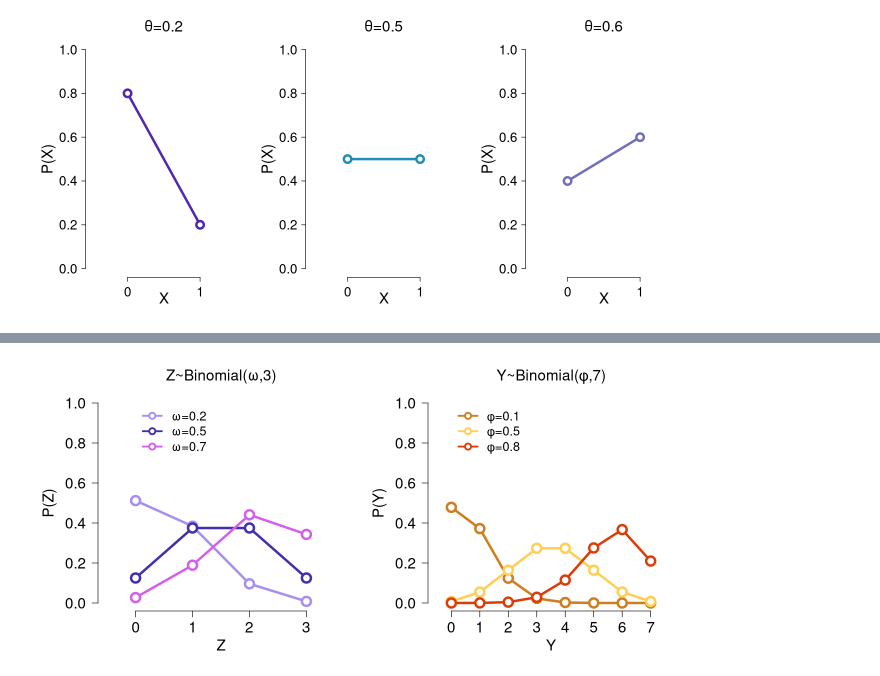
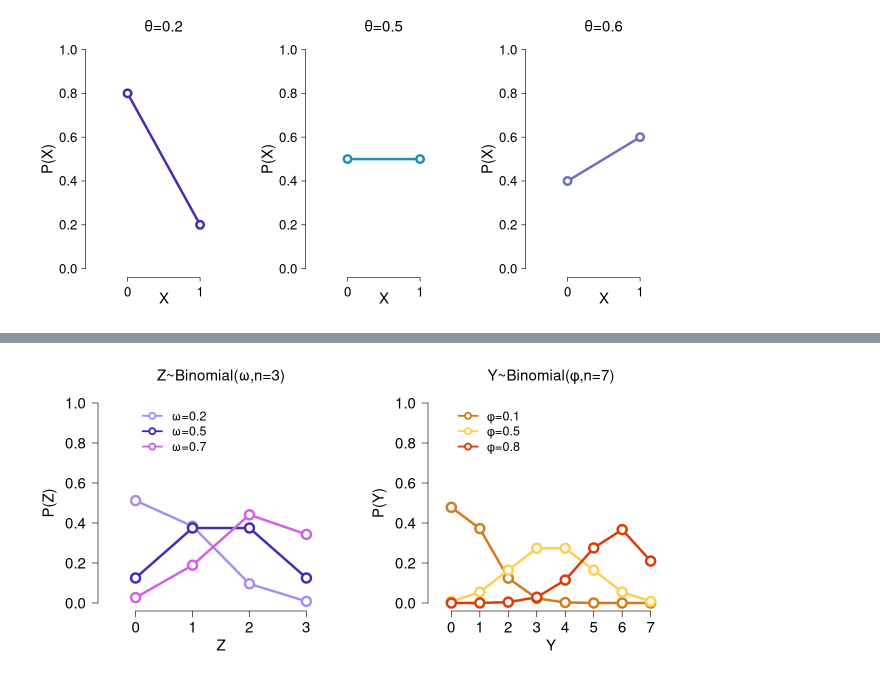
Before and after one commit to OscaRoa/iadiii, a Jupyter notebook: 03_Distribuciones discretas.ipynb, the cells around one changed output, grey strips where cells are left out. Drawn from its saved outputs; the diff is of its cells as text; code cells hidden in the pictures.

```diff
--- a/03_Distribuciones discretas.ipynb
+++ b/03_Distribuciones discretas.ipynb
@@ -297,38 +297,38 @@ omega <- c(0.2,0.5,0.7)
 colors <- c('#a88fef','#422fae','#d45fea')
 plot(NULL,xlim=c(-.5,n+.5),ylim=c(0,1),ann=F,axes=F)
 axis(1,at=0:n);axis(2,las=1)
 for(om in 1:length(omega)){
     distribution <- binom(omega[om],n)
     points(distribution$x,distribution$pmf,
           pch=21,bg='#ffffff',type='o',lwd=4,cex=2,col=colors[om])
 }
 legend(0,1,xjust=0,yjust=1,
       legend=paste('\u03c9=',omega,sep=''),
       lwd=3,col=colors,pch=21,pt.bg='#ffffff',
       seg.len=.8,pt.cex=1.35,y.intersp=1.5,x.intersp=.4,
       cex=1.25,box.lty='blank')
 mtext('Z',1,line=2.5,cex=1.5)
 mtext('P(Z)',2,line=3.5,cex=1.5)
-mtext('Z~Binomial(\u03c9,3)',3,line=1,cex=1.5)
+mtext('Z~Binomial(\u03c9,n=3)',3,line=1,cex=1.5)
 # 7 coin flips
-m <- 7
+n <- 7
 kappa <- c(0.1,0.5,0.8)
 colors <- c('#cf7d1e','#ffce54','#dc3c07')
-plot(NULL,xlim=c(-.5,m+.5),ylim=c(0,1),ann=F,axes=F)
-axis(1,at=0:m);axis(2,las=1)
+plot(NULL,xlim=c(-.5,n+.5),ylim=c(0,1),ann=F,axes=F)
+axis(1,at=0:n);axis(2,las=1)
 for(kp in 1:length(kappa)){
-    distribution <- binom(kappa[kp],m)
+    distribution <- binom(kappa[kp],n)
     points(distribution$x,distribution$pmf,
           pch=21,bg='#ffffff',type='o',lwd=4,cex=2,col=colors[kp])
 }
 legend(0,1,xjust=0,yjust=1,
       legend=paste('\u03c6=',kappa,sep=''),
       lwd=3,col=colors,pch=21,pt.bg='#ffffff',
       seg.len=.8,pt.cex=1.35,y.intersp=1.5,x.intersp=.4,
       cex=1.25,box.lty='blank')
 mtext('Y',1,line=2.5,cex=1.5)
 mtext('P(Y)',2,line=3.5,cex=1.5)
-mtext('Y~Binomial(\u03c6,7)',3,line=1,cex=1.5)
+mtext('Y~Binomial(\u03c6,n=7)',3,line=1,cex=1.5)
 # %% [output]
-[figure, old version]
+[figure, new version]
 # %% [markdown]
```
Also changed, not shown: parts of 17 cells of this notebook.
